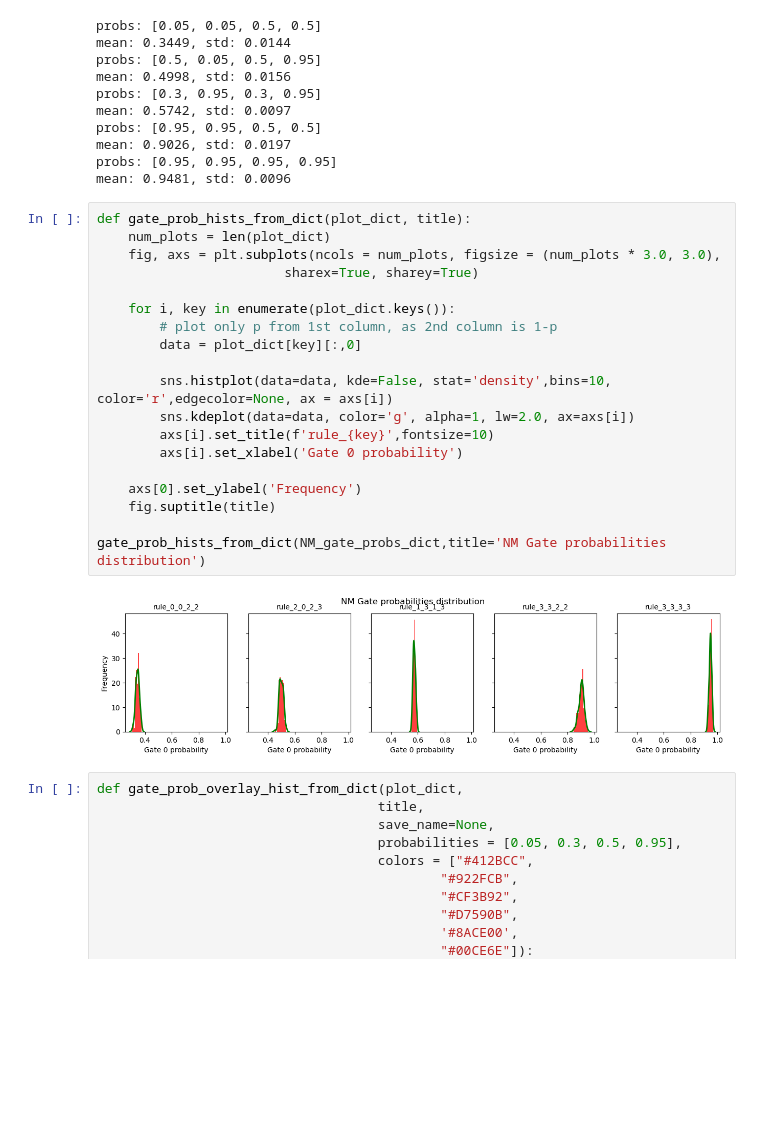
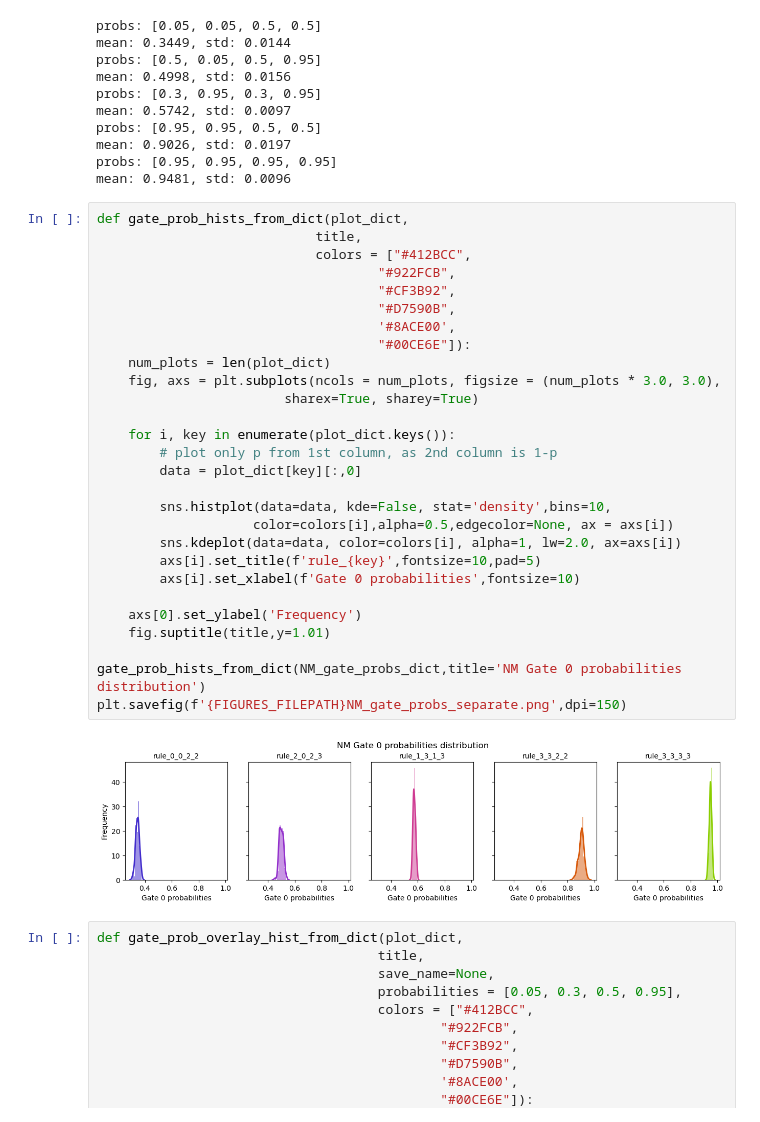
Before and after one commit to UnnatiAkhouri/QuNet, a Jupyter notebook: Notebooks/Non-Markovian_gates.ipynb, the cells around one changed output. Saved outputs shown, nothing was run; the diff lists cells and outputs as text; blank space fills up the shorter version.

```diff
--- a/Notebooks/Non-Markovian_gates.ipynb
+++ b/Notebooks/Non-Markovian_gates.ipynb
@@ -423,26 +431,35 @@ mean: 0.9026, std: 0.0197
 probs: [0.95, 0.95, 0.95, 0.95]
 mean: 0.9481, std: 0.0096
 # %%
-def gate_prob_hists_from_dict(plot_dict, title):
+def gate_prob_hists_from_dict(plot_dict,
+                            title,
+                            colors = ["#412BCC",
+                                    "#922FCB",
+                                    "#CF3B92",
+                                    "#D7590B",
+                                    '#8ACE00',
+                                    "#00CE6E"]):
     num_plots = len(plot_dict)
     fig, axs = plt.subplots(ncols = num_plots, figsize = (num_plots * 3.0, 3.0),
                         sharex=True, sharey=True)
 
     for i, key in enumerate(plot_dict.keys()):
         # plot only p from 1st column, as 2nd column is 1-p
         data = plot_dict[key][:,0]
 
-        sns.histplot(data=data, kde=False, stat='density',bins=10, color='r',edgecolor=None, ax = axs[i])
-        sns.kdeplot(data=data, color='g', alpha=1, lw=2.0, ax=axs[i])
-        axs[i].set_title(f'rule_{key}',fontsize=10)
-        axs[i].set_xlabel('Gate 0 probability')
+        sns.histplot(data=data, kde=False, stat='density',bins=10,
+                    color=colors[i],alpha=0.5,edgecolor=None, ax = axs[i])
+        sns.kdeplot(data=data, color=colors[i], alpha=1, lw=2.0, ax=axs[i])
+        axs[i].set_title(f'rule_{key}',fontsize=10,pad=5)
+        axs[i].set_xlabel(f'Gate 0 probabilities',fontsize=10)
 
     axs[0].set_ylabel('Frequency')
-    fig.suptitle(title)
+    fig.suptitle(title,y=1.01)
 
-gate_prob_hists_from_dict(NM_gate_probs_dict,title='NM Gate probabilities distribution')
+gate_prob_hists_from_dict(NM_gate_probs_dict,title='NM Gate 0 probabilities distribution')
+plt.savefig(f'{FIGURES_FILEPATH}NM_gate_probs_separate.png',dpi=150)
 # %% [output]
-[figure, old version]
+[figure, new version]
 # %%
 def gate_prob_overlay_hist_from_dict(plot_dict,
                                     title,
```
Also changed, not shown: parts of 3 cells of this notebook, 12 other files.
